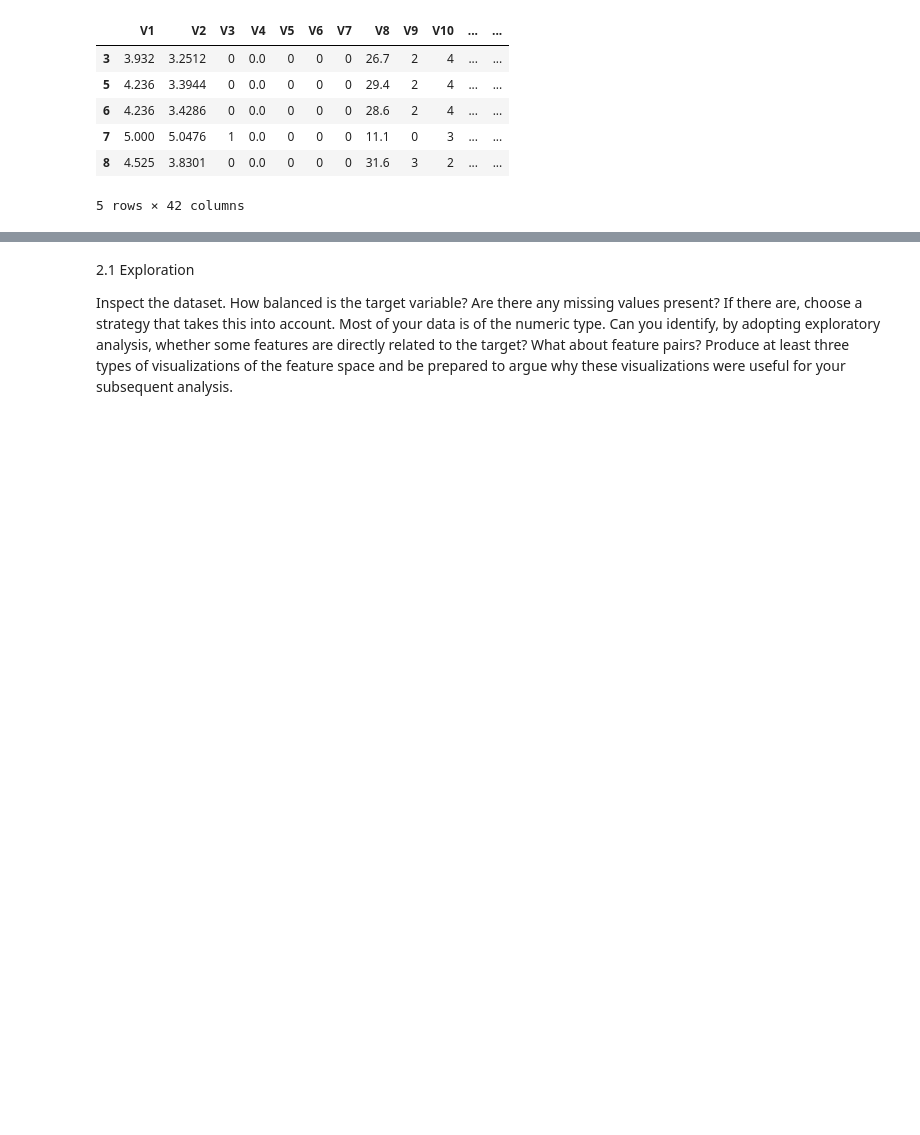
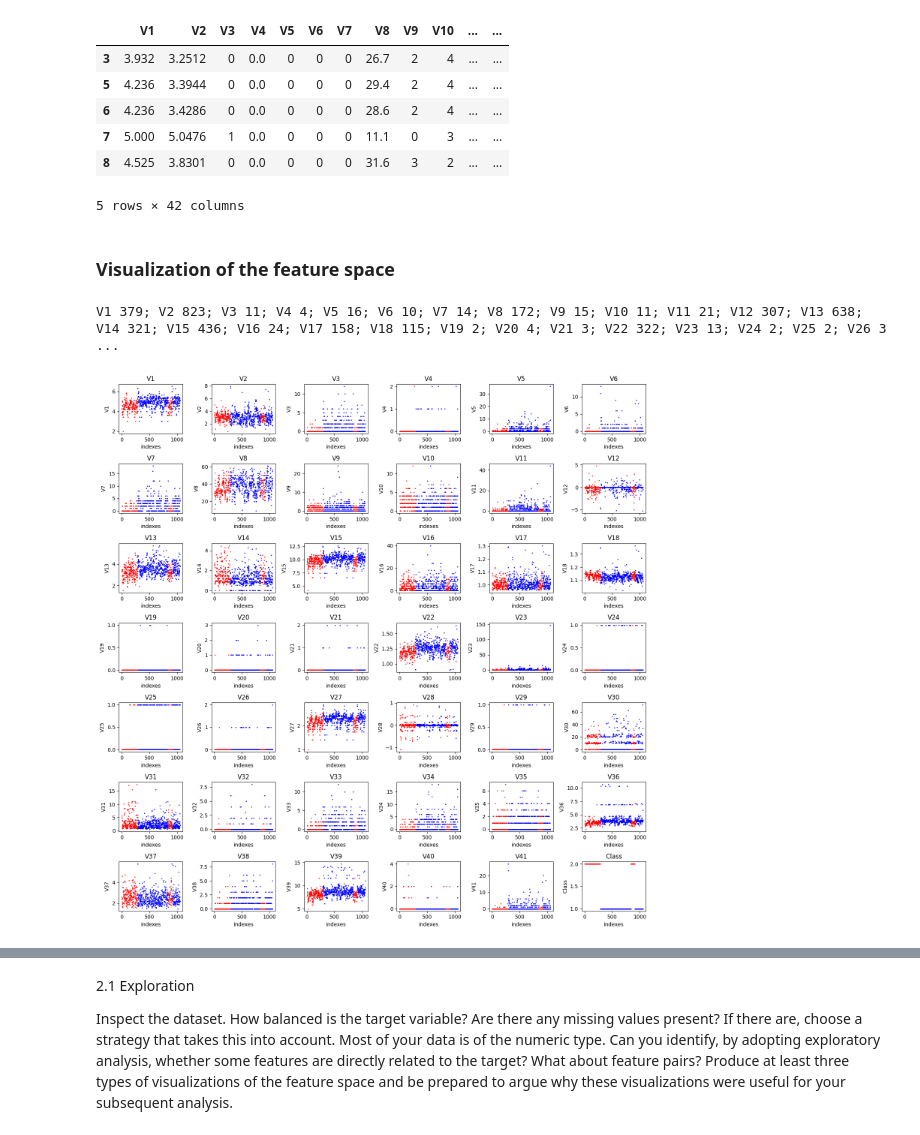
Before and after one commit to theBOSS121/ISSeminar2Biodegradability, a Jupyter notebook: biodegradability.ipynb, the cells around one changed output, grey strips where cells are left out. Cells and saved outputs as stored; diff of their text form; code cells hidden in the pictures; blank space fills up the shorter version.

```diff
--- a/biodegradability.ipynb
+++ b/biodegradability.ipynb
@@ -35,16 +35,21 @@ train.head() # display a few samples
 | 7 | 5.000 | 5.0476 | 1 | 0.0 | 0 | 0 | 0 | 11.1 | 0 | 3 | ... | ... |
 | 8 | 4.525 | 3.8301 | 0 | 0.0 | 0 | 0 | 0 | 31.6 | 3 | 2 | ... | ... |
 5 rows × 42 columns
+# %% [markdown]
+### Visualization of the feature space
 # %%
-# f = plt.figure(figsize=(15, 15))
+f = plt.figure(figsize=(15, 15))
 
-# for i, col in enumerate(train.columns):
-#     print(col, len(train[col].unique()), end="; ")
-#     f.add_subplot(7, 6, i+1)
-#     plt.title(col)
-#     plt.ylabel(col)
-#     plt.xlabel("indexes")
-#     plt.tight_layout()
-#     plt.plot(train[col][train['Class'] == 1], "bo", markersize="1")
-#     plt.plot(train[col][train['Class'] == 2], "ro", markersize="1")
+for i, col in enumerate(train.columns):
+    print(col, len(train[col].unique()), end="; ")
+    f.add_subplot(7, 6, i+1)
+    plt.title(col)
+    plt.ylabel(col)
+    plt.xlabel("indexes")
+    plt.tight_layout()
+    plt.plot(train[col][train['Class'] == 1], "bo", markersize="1")
+    plt.plot(train[col][train['Class'] == 2], "ro", markersize="1")
+# %% [output]
+V1 379; V2 823; V3 11; V4 4; V5 16; V6 10; V7 14; V8 172; V9 15; V10 11; V11 21; V12 307; V13 638; V14 321; V15 436; V16 24; V17 158; V18 115; V19 2; V20 4; V21 3; V22 322; V23 13; V24 2; V25 2; V26 3 ...
+[figure, added]
 # %%
```
Also changed, not shown: parts of 21 cells of this notebook, 3 other files.
